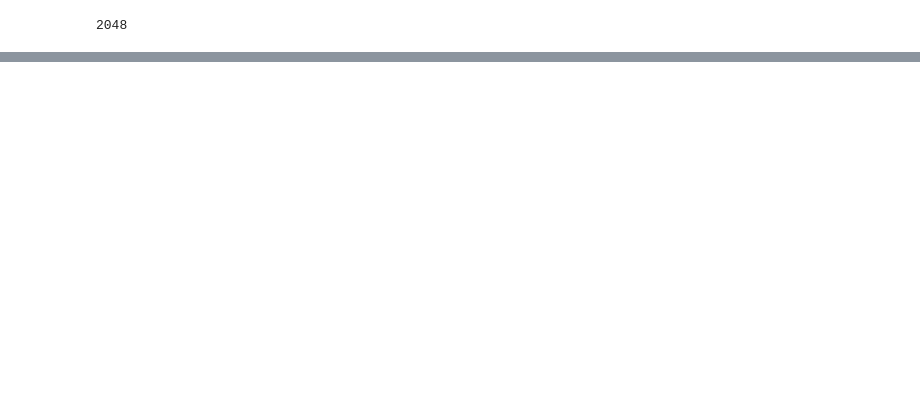
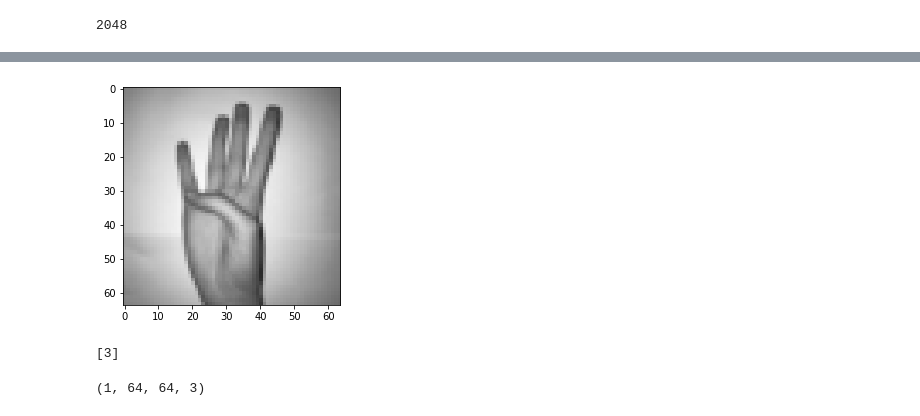
Before and after one commit to guitoo/Sign-Language-Digits, a Jupyter notebook: TransferLearning.ipynb, the cells around one changed output, grey strips where cells are left out. Saved outputs shown, nothing was run; the diff lists cells and outputs as text; code cells hidden in the pictures; blank space fills up the shorter version.

```diff
--- a/TransferLearning.ipynb
+++ b/TransferLearning.ipynb
@@ -231,3 +248,17 @@ Accuracy= 0.9333333333333333
+# %%
+errors = X_valid[y_valid_class != y_valid_pred_class]
+for i, img in enumerate(errors):
+    plt.subplot(1, errors.shape[0], i+1)
+    plt.imshow(img)
+plt.show()
+print(y_valid[y_valid_class != y_valid_pred_class].argmax(axis=1))
+# %% [output]
+[figure, added]
+[3]
+# %%
+errors.shape
+# %% [output]
+(1, 64, 64, 3)
 # %%
 y_train_pred = top_model.predict(features_train)
 y_train_class = y_train.argmax(axis=1)
```
Also changed, not shown: parts of 15 cells of this notebook, 3 other files.
